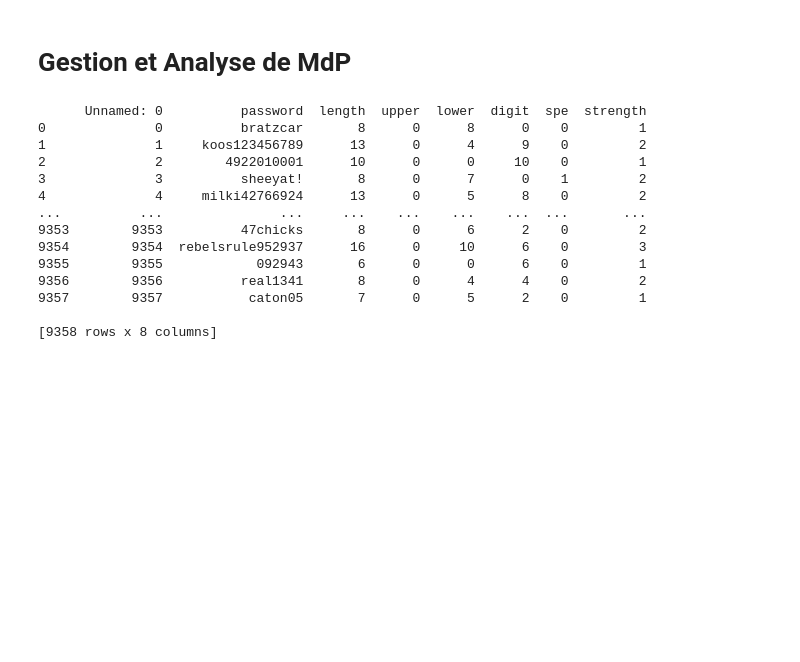
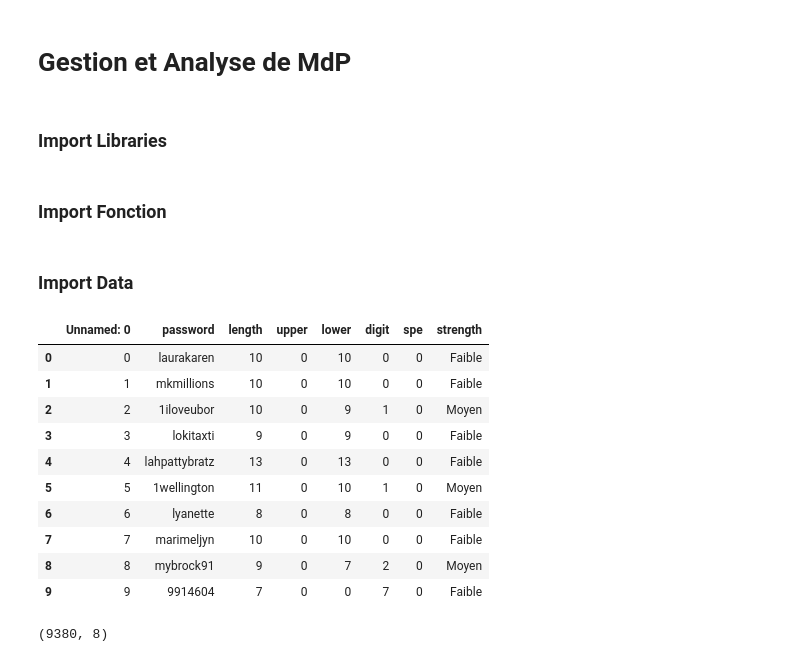
Before and after one commit to ValerieLav/SI-Gestion-et-Analyse-MDP, a Jupyter notebook: net.ipynb, the cells around one changed output. Cells and saved outputs as stored; diff of their text form; code cells hidden in the pictures; blank space fills up the shorter version.

```diff
--- a/net.ipynb
+++ b/net.ipynb
@@ -1,5 +1,7 @@
 # %% [markdown]
 # Gestion et Analyse de MdP
+# %% [markdown]
+### Import Libraries
 # %%
 import pandas as pd
 import numpy as np
@@ -6,0 +16,2 @@ import random as rd
+# %% [markdown]
+### Import Fonction
@@ -7,25 +89,28 @@ import random as rd
+# %% [markdown]
+### Import Data
 # %%
 #Chargement du dataset
 
-file_path = r'dataset/df12.csv'
+file_path = r'dataset/df64.csv'
 
 df = pd.read_csv(file_path,
                   on_bad_lines='skip',
                   encoding="latin-1")
 
-print(df)
+df.head(10)
 # %% [output]
-      Unnamed: 0          password  length  upper  lower  digit  spe  strength
-0              0          bratzcar       8      0      8      0    0         1
-1              1     koos123456789      13      0      4      9    0         2
-2              2        4922010001      10      0      0     10    0         1
-3              3          sheeyat!       8      0      7      0    1         2
-4              4     milki42766924      13      0      5      8    0         2
-...          ...               ...     ...    ...    ...    ...  ...       ...
-9353        9353          47chicks       8      0      6      2    0         2
-9354        9354  rebelsrule952937      16      0     10      6    0         3
-9355        9355            092943       6      0      0      6    0         1
-9356        9356          real1341       8      0      4      4    0         2
-9357        9357           caton05       7      0      5      2    0         1
-
-[9358 rows x 8 columns]
+|  | Unnamed: 0 | password | length | upper | lower | digit | spe | strength |
+| 0 | 0 | laurakaren | 10 | 0 | 10 | 0 | 0 | Faible |
+| 1 | 1 | mkmillions | 10 | 0 | 10 | 0 | 0 | Faible |
+| 2 | 2 | 1iloveubor | 10 | 0 | 9 | 1 | 0 | Moyen |
+| 3 | 3 | lokitaxti | 9 | 0 | 9 | 0 | 0 | Faible |
+| 4 | 4 | lahpattybratz | 13 | 0 | 13 | 0 | 0 | Faible |
+| 5 | 5 | 1wellington | 11 | 0 | 10 | 1 | 0 | Moyen |
+| 6 | 6 | lyanette | 8 | 0 | 8 | 0 | 0 | Faible |
+| 7 | 7 | marimeljyn | 10 | 0 | 10 | 0 | 0 | Faible |
+| 8 | 8 | mybrock91 | 9 | 0 | 7 | 2 | 0 | Moyen |
+| 9 | 9 | 9914604 | 7 | 0 | 0 | 7 | 0 | Faible |
+# %%
+df.shape
+# %% [output]
+(9380, 8)
```
Also changed, not shown: parts of 15 cells of this notebook, 4 other files.
